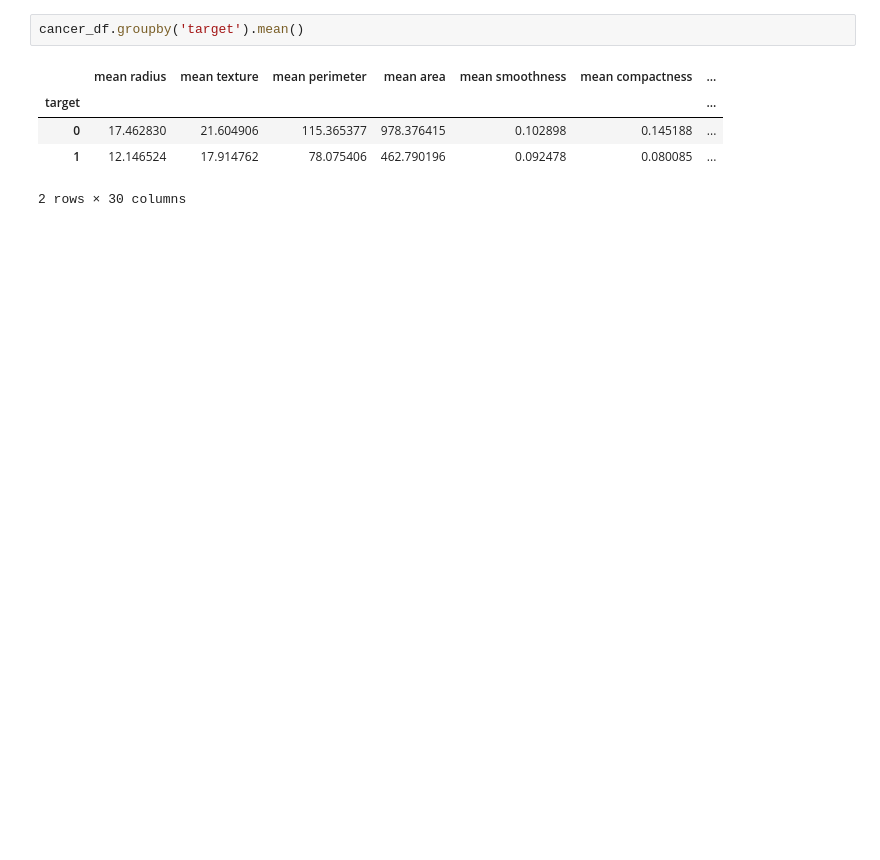
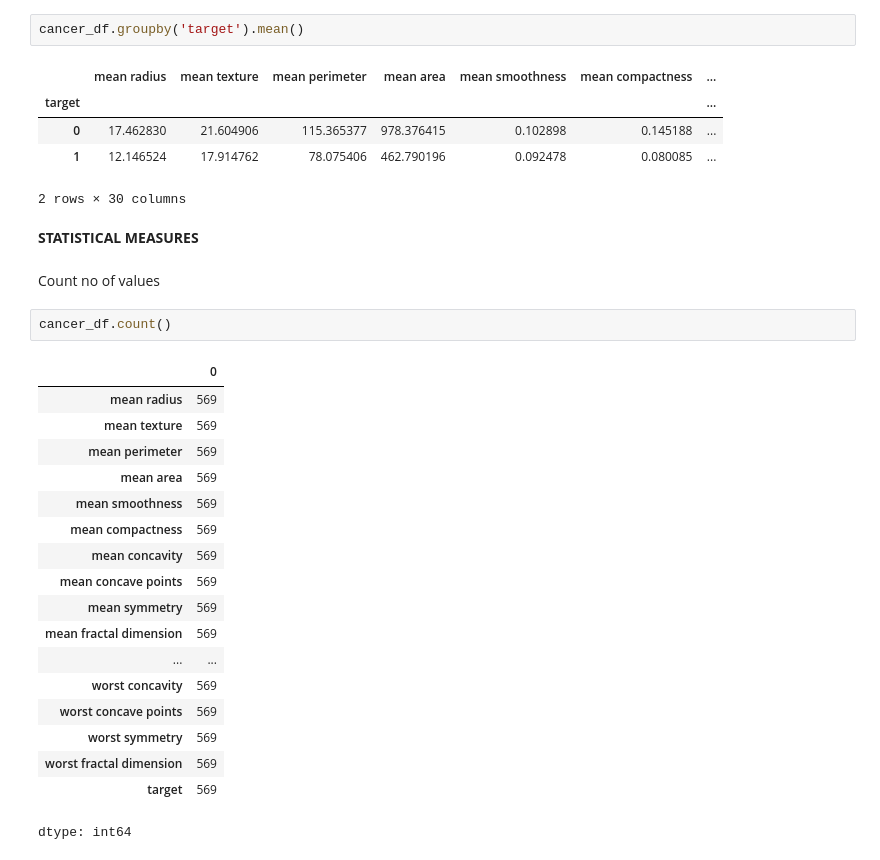
Before and after one commit to DevSecOps-Stack/ML-Prerequisites, a Jupyter notebook: ml_beginner_ml.ipynb, the cells around one changed output. Cells and saved outputs as stored; diff of their text form; blank space fills up the shorter version.

```diff
--- a/ml_beginner_ml.ipynb
+++ b/ml_beginner_ml.ipynb
@@ -424,3 +412,28 @@ cancer_df.groupby('target').mean()
 | 0 | 17.462830 | 21.604906 | 115.365377 | 978.376415 | 0.102898 | 0.145188 | ... |
 | 1 | 12.146524 | 17.914762 | 78.075406 | 462.790196 | 0.092478 | 0.080085 | ... |
 2 rows × 30 columns
+# %% [markdown]
+**STATISTICAL MEASURES**
+# %% [markdown]
+Count no of values
+# %%
+cancer_df.count()
+# %% [output]
+|  | 0 |
+| mean radius | 569 |
+| mean texture | 569 |
+| mean perimeter | 569 |
+| mean area | 569 |
+| mean smoothness | 569 |
+| mean compactness | 569 |
+| mean concavity | 569 |
+| mean concave points | 569 |
+| mean symmetry | 569 |
+| mean fractal dimension | 569 |
+| ... | ... |
+| worst concavity | 569 |
+| worst concave points | 569 |
+| worst symmetry | 569 |
+| worst fractal dimension | 569 |
+| target | 569 |
+dtype: int64
```
Also changed, not shown: parts of 29 cells of this notebook.
